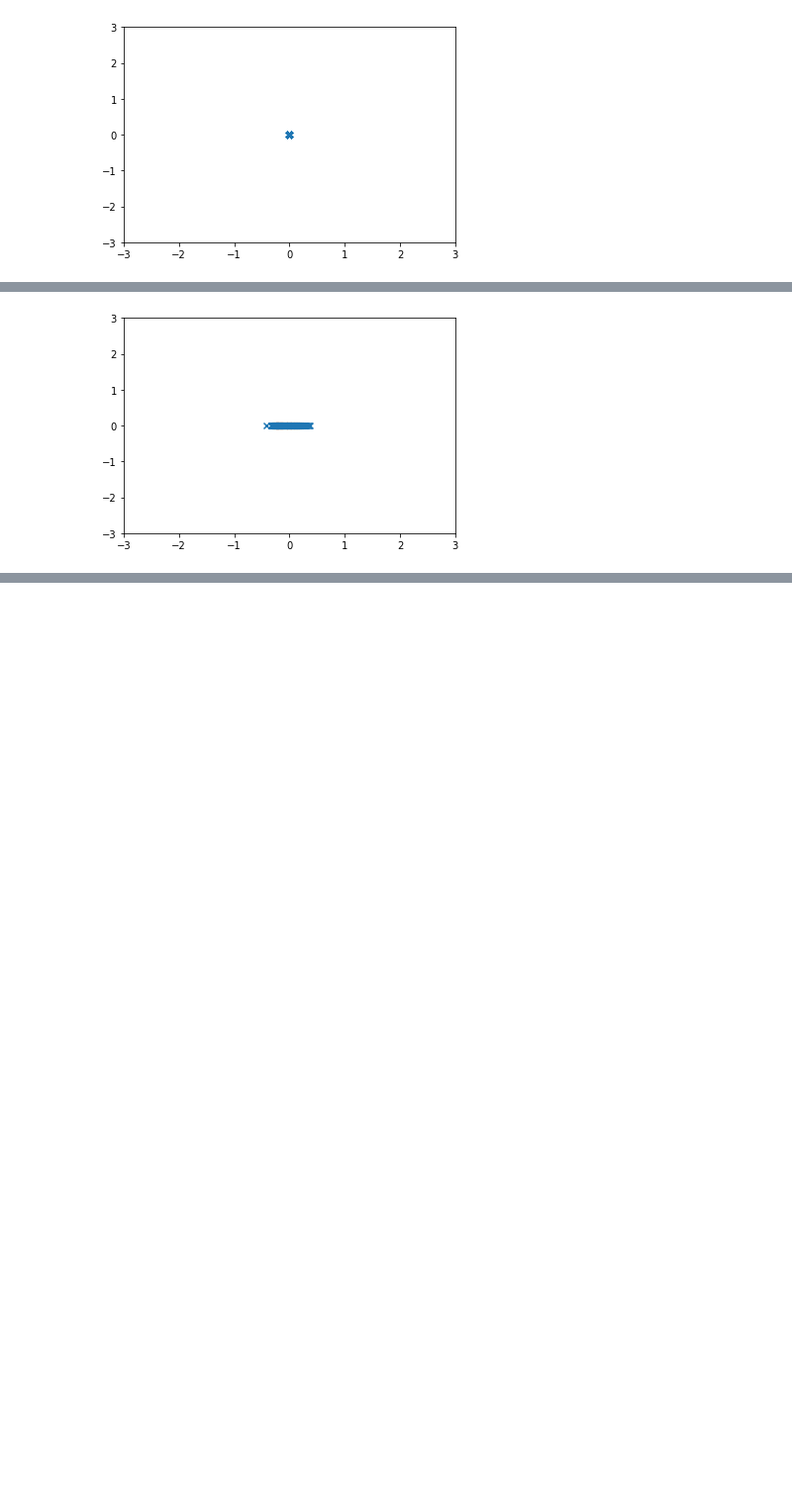
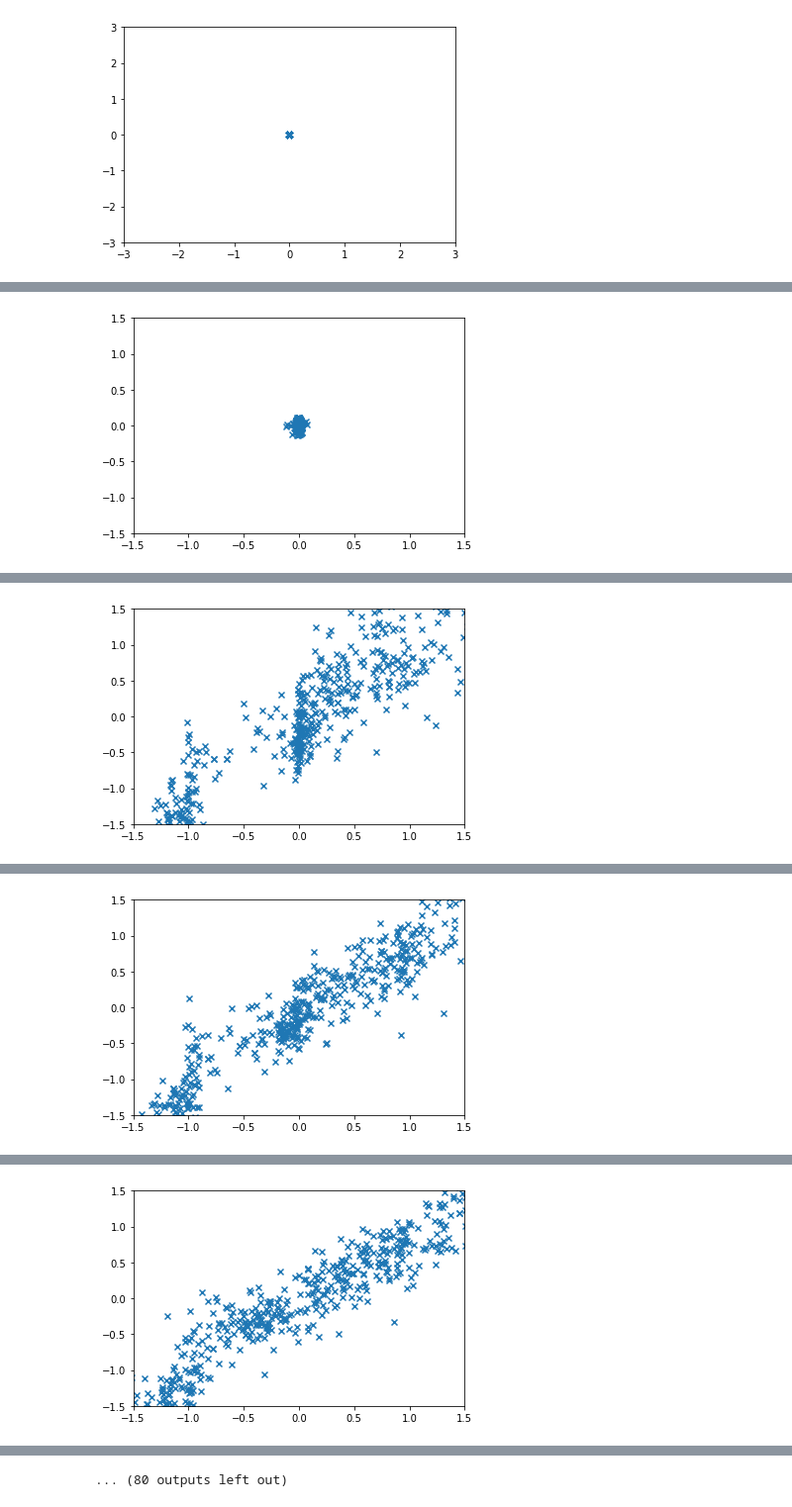
Before and after one commit to eliisabethein/DD2424-project, a Jupyter notebook: testing-workspace.ipynb, the cells around one changed output, grey strips where cells are left out. Shown at 99% size. Cells and saved outputs as stored; diff of their text form; code cells hidden in the pictures; blank space fills up the shorter version.

Commit message:
kl annealing

```diff
--- a/testing-workspace.ipynb
+++ b/testing-workspace.ipynb
@@ -361,12 +361,22 @@ class VAE(nn.Module):
         hidden = torch.split(hidden, self.hidden_dim, dim=2)
         outputs = self.decode(hidden, x, x_lens)
         return mean, log_variance, outputs
+# %%
+def loss_function(outputs, labels, mean, log_variance, annealing=False, annealing_args=None):
+    BCE = nn.CrossEntropyLoss(reduction='sum')(outputs, labels)
+    KLD = -0.5 * torch.sum(1 + log_variance - mean.pow(2) - log_variance.exp())
+    if annealing:
+        kl_weight = kl_annealing_weight(annealing_args['type'], annealing_args['step'], annealing_args['k'], annealing_args['first_step'])
+        KLD *= kl_weight
+    loss = BCE + KLD
+    loss /= mean.shape[1]
+    return loss, BCE, KLD, kl_weight
+
+def kl_annealing_weight(annealing_type, step, k, first_step):
+    if annealing_type == 'logistic':
+        return float(1/(1+np.exp(-k*(step-first_step))))
+    elif annealing_type == 'linear':
+        return min(1, step/first_step)
 # %%
-def loss_function(outputs, labels, mean, log_variance):
-    BCE = nn.CrossEntropyLoss()(outputs, labels)
-    KLD = -0.5 * torch.sum(1 + log_variance - mean.pow(2) - log_variance.exp())
-    loss = BCE + KLD
-    return loss
-
 vae = VAE(hidden_size, num_layers, embedding_weights, 10)
 vae_optimizer = torch.optim.Adam(vae.parameters(), lr=learning_rate)
@@ -443,7 +451,7 @@ Synthetic data - posterior collapse demonstration
 test_syn_data = np.loadtxt('./synthetic-data/synthetic_test.txt', dtype=int)
 train_syn_data = np.loadtxt('./synthetic-data/synthetic_train.txt', dtype=int)
 
-batch_size = 20
+batch_size = 16
 inputs = []
 targets = []
 random_indices = np.random.choice(train_syn_data.shape[0], 500)
@@ -535,11 +543,12 @@ hidden_size = 50
 latent_size = 1
 num_layers = 1
 sequence_length = 10
+step = 1.0
 
 x_lens = sequence_length*np.ones((batch_size, train_syn_data.shape[1] - 1))
 embedding_weights = nn.Embedding(vocab_size, hidden_size).weight
 vae = VAE(hidden_size, num_layers, embedding_weights, latent_size, synthetic=True)
-vae_optimizer = torch.optim.Adam(vae.parameters(), lr=0.1, betas=(0.9, 0.999))
+vae_optimizer = torch.optim.Adam(vae.parameters(), lr=0.01, betas=(0.9, 0.999))
 # %%
 step = 1.0
 latent_grid = generate_grid(-20, 20, step, latent_size)
@@ -555,18 +564,28 @@ plt.show()
 [figure]
 # %%
 epochs = 100
+annealing_args = {'type':'logistic', 'step':0, 'k':0.0025, 'first_step':2500}
+
+iteration = 0
 for epoch in range(epochs):
     for i in range(len(inputs)):
         x = inputs[i]
         y = torch.tensor(targets[i].reshape(-1), dtype=torch.long)
 
         mean, log_variance, outputs = vae(x)
-        loss = loss_function(outputs, y, mean, log_variance)
+        loss, cross_entropy, kl, kl_weight = loss_function(outputs, y, mean, log_variance, annealing=True, annealing_args=annealing_args)
 
         vae.zero_grad()
         loss.backward()
         clip_grad_norm_(vae.parameters(), 5.0)
         vae_optimizer.step()
+
+        if iteration % 100 == 0:
+            print('epoch {} iteration {} loss {:.3f} KL {:.3f} weight {:.3f} CE {:.3f}'.format(epoch, iteration, loss.data.item(),
+                                                                               kl.data.item(), kl_weight, cross_entropy.data.item()))
+
+        iteration += 1
+        annealing_args['step'] = iteration
 
     if epoch % 1 == 0:
         latent_grid = generate_grid(-20, 20, step, latent_size)
@@ -574,8 +593,8 @@ for epoch in range(epochs):
         true_mean = compute_true_posterior_mean(true_posterior.t(), latent_grid)
         approximate_mean, _, outputs = vae(tracked_inputs)
         plt.scatter(true_mean.detach().numpy(), approximate_mean.detach().numpy(), marker='x')
-        plt.xlim(-3, 3)
-        plt.ylim(-3, 3)
+        plt.xlim(-1.5, 1.5)
+        plt.ylim(-1.5, 1.5)
         plt.show()
         print ('Epoch [{}/{}], Loss: {:.4f}, Perplexity: {:5.2f}'
                .format(epoch + 1, epochs, loss.item(), np.exp(loss.item())))
@@ -583 +612 @@ for epoch in range(epochs):
-[figure, old version]
+[figure, new version]
@@ -584,0 +624 @@ Epoch [1/100], Loss: 4.3379, Perplexity: 76.54
+[figure, added]
@@ -584,0 +636 @@ Epoch [1/100], Loss: 4.3379, Perplexity: 76.54
+[figure, added]
@@ -584,0 +648 @@ Epoch [1/100], Loss: 4.3379, Perplexity: 76.54
+[figure, added]
@@ -584,0 +673 @@ Epoch [1/100], Loss: 4.3379, Perplexity: 76.54
+... (80 outputs left out)
```
Also changed, not shown: parts of 2 cells of this notebook.
